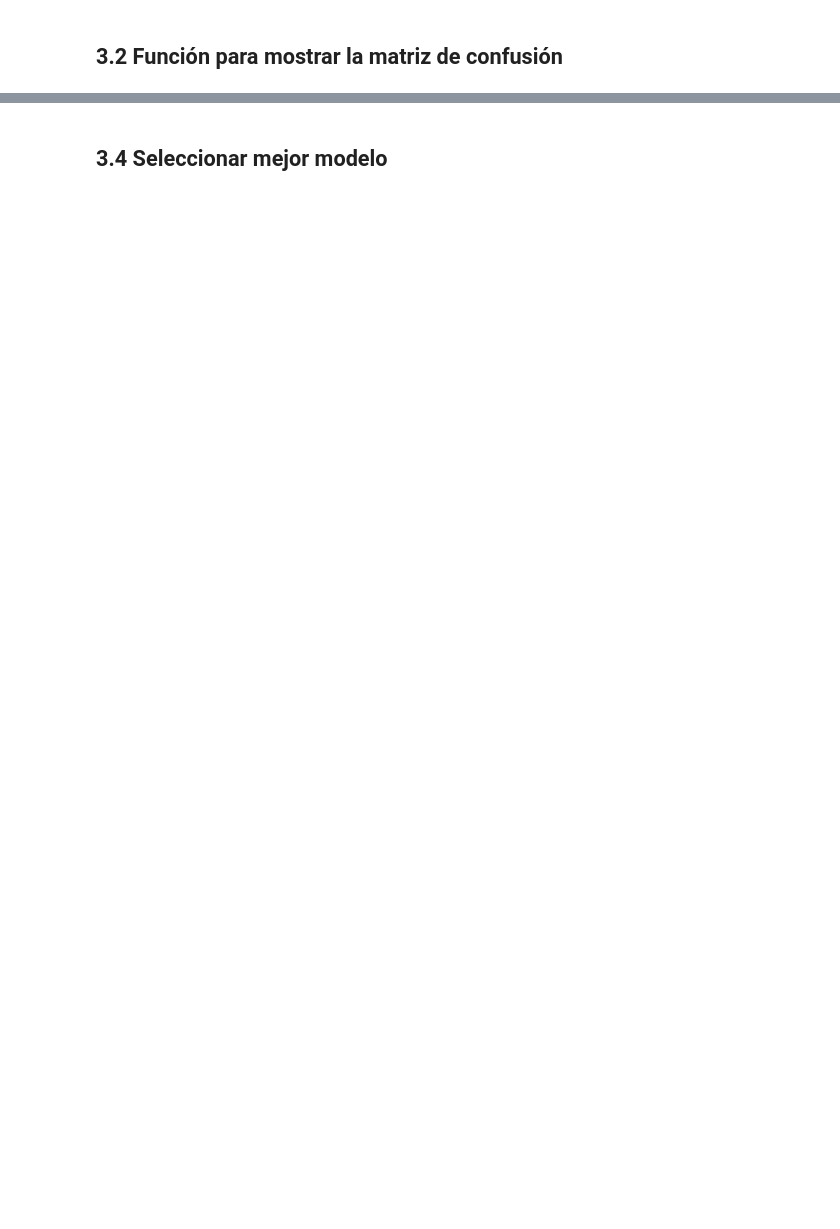
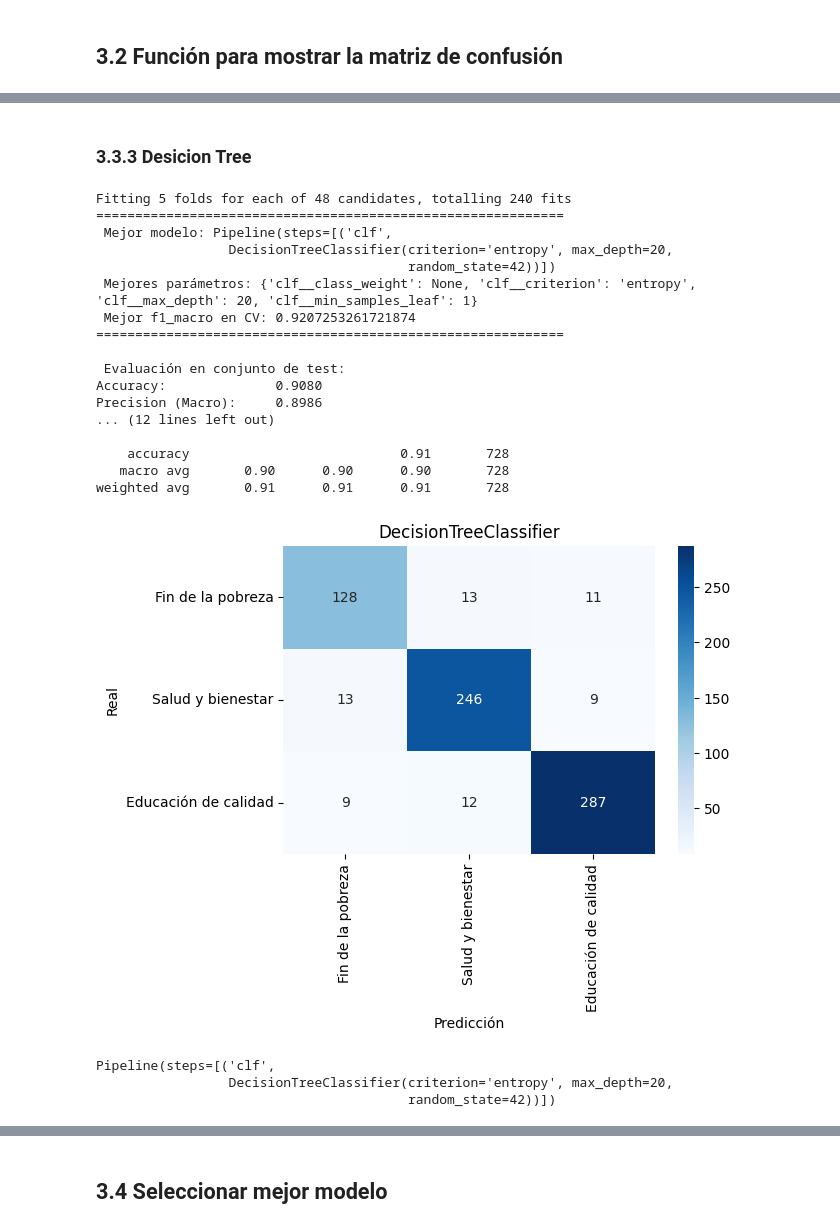
Before and after one commit to JFH000/proyecto1-bi, a Jupyter notebook: etapa1/entendimiento de datos.ipynb, the cells around one changed output, grey strips where cells are left out. Saved outputs shown, nothing was run; the diff lists cells and outputs as text; code cells hidden in the pictures; blank space fills up the shorter version.

```diff
--- a/etapa1/entendimiento de datos.ipynb
+++ b/etapa1/entendimiento de datos.ipynb
@@ -348,0 +420,33 @@ Mejor f1_macro en CV: 0.982903001908728
+# %% [markdown]
+### 3.3.3 Desicion Tree
+# %%
+model = DecisionTreeClassifier(random_state=42)
+param_grid = {
+    "clf__max_depth": [5, 10, 20, None],
+    "clf__min_samples_leaf": [1, 5, 10],
+    "clf__criterion": ["gini", "entropy"],
+    "clf__class_weight": [None, "balanced"]
+}
+run_model(model, param_grid, "DecisionTreeClassifier")
+# %% [output]
+Fitting 5 folds for each of 48 candidates, totalling 240 fits
+============================================================
+ Mejor modelo: Pipeline(steps=[('clf',
+                 DecisionTreeClassifier(criterion='entropy', max_depth=20,
+                                        random_state=42))])
+ Mejores parámetros: {'clf__class_weight': None, 'clf__criterion': 'entropy', 'clf__max_depth': 20, 'clf__min_samples_leaf': 1}
+ Mejor f1_macro en CV: 0.9207253261721874
+============================================================
+
+ Evaluación en conjunto de test:
+Accuracy:              0.9080
+Precision (Macro):     0.8986
+... (12 lines left out)
+
+    accuracy                           0.91       728
+   macro avg       0.90      0.90      0.90       728
+weighted avg       0.91      0.91      0.91       728
+[figure, added]
+Pipeline(steps=[('clf',
+                 DecisionTreeClassifier(criterion='entropy', max_depth=20,
+                                        random_state=42))])
```
Also changed, not shown: parts of 22 cells of this notebook, 2 other files.
